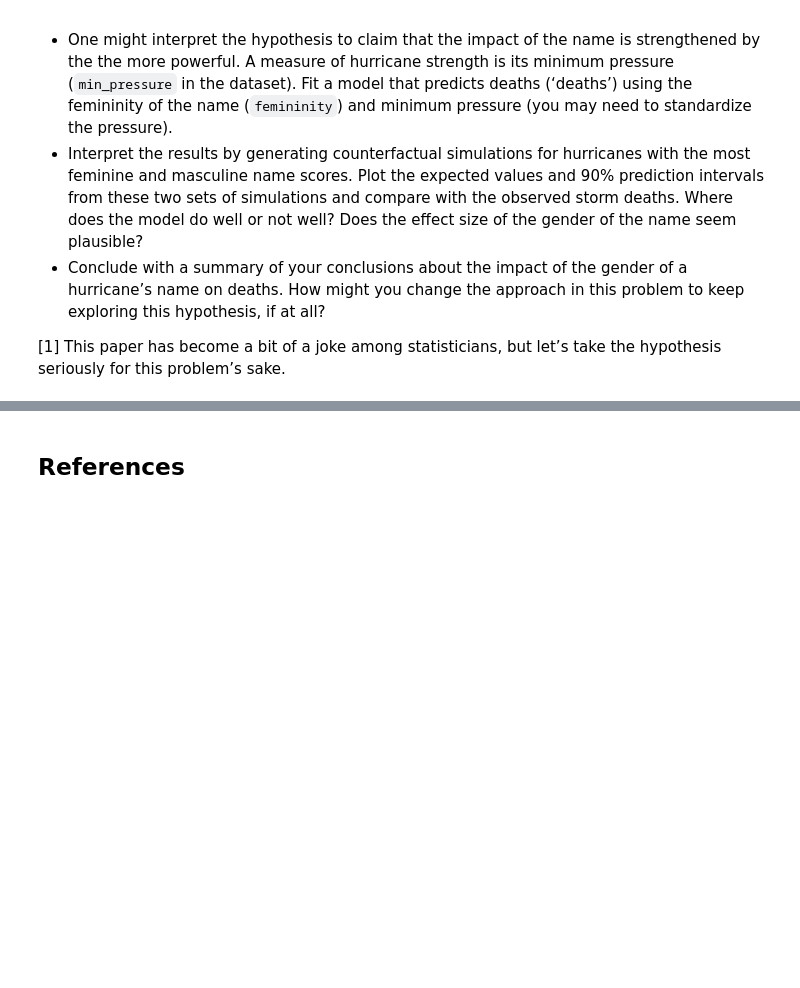
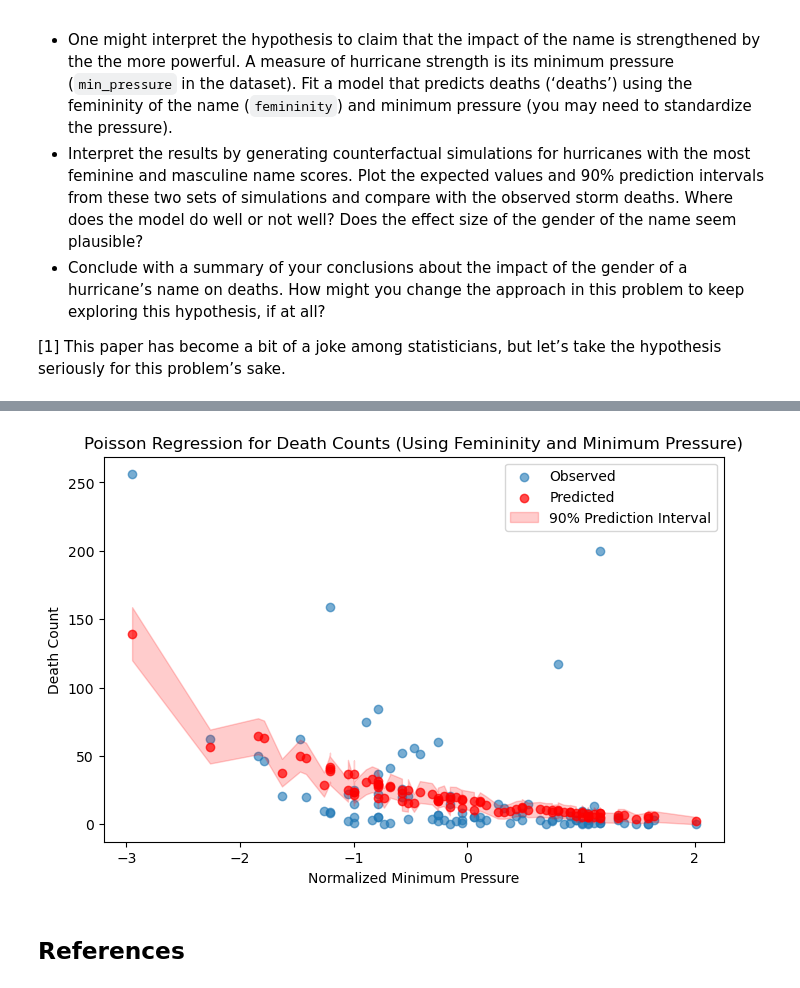
Before and after one commit to BEE4850-SP25/hw02-christinemswanson, a Jupyter notebook: hw02.ipynb, the cells around one changed output, grey strips where cells are left out. Saved outputs shown, nothing was run; the diff lists cells and outputs as text; code cells hidden in the pictures; blank space fills up the shorter version.

```diff
--- a/hw02.ipynb
+++ b/hw02.ipynb
@@ -691,3 +776,29 @@ take the hypothesis seriously for this problem’s sake.
+# %%
+# plot the observed and predicted counts
+# min pressure age
+sorted_idx_minp = np.argsort(min_pressure)
+minp_sorted = min_pressure.iloc[sorted_idx_minp]
+
+λ_sorted_minp = λ[sorted_idx_minp]
+lower_bound_sorted_minp = lower_bound[sorted_idx_minp]
+upper_bound_sorted_minp = upper_bound[sorted_idx_minp]
+
+plt.figure(figsize=(8, 5))
+
+plt.scatter(min_pressure, death_count, label="Observed", alpha=0.6)
+plt.scatter(minp_sorted, λ_sorted_minp, color='red', label="Predicted", alpha=0.7)
+
+# plot prediction interval
+plt.fill_between(minp_sorted, lower_bound_sorted_minp, upper_bound_sorted_minp, color='red', alpha=0.2, label="90% Prediction Interval")
+
+plt.xlabel("Normalized Minimum Pressure")
+plt.ylabel("Death Count")
+plt.legend()
+plt.title("Poisson Regression for Death Counts (Using Femininity and Minimum Pressure)")
+
+plt.show()
+# %% [output]
+[figure, added]
 # %% [markdown]
 ## References
 # %% [markdown]
```
Also changed, not shown: parts of 5 cells of this notebook.
